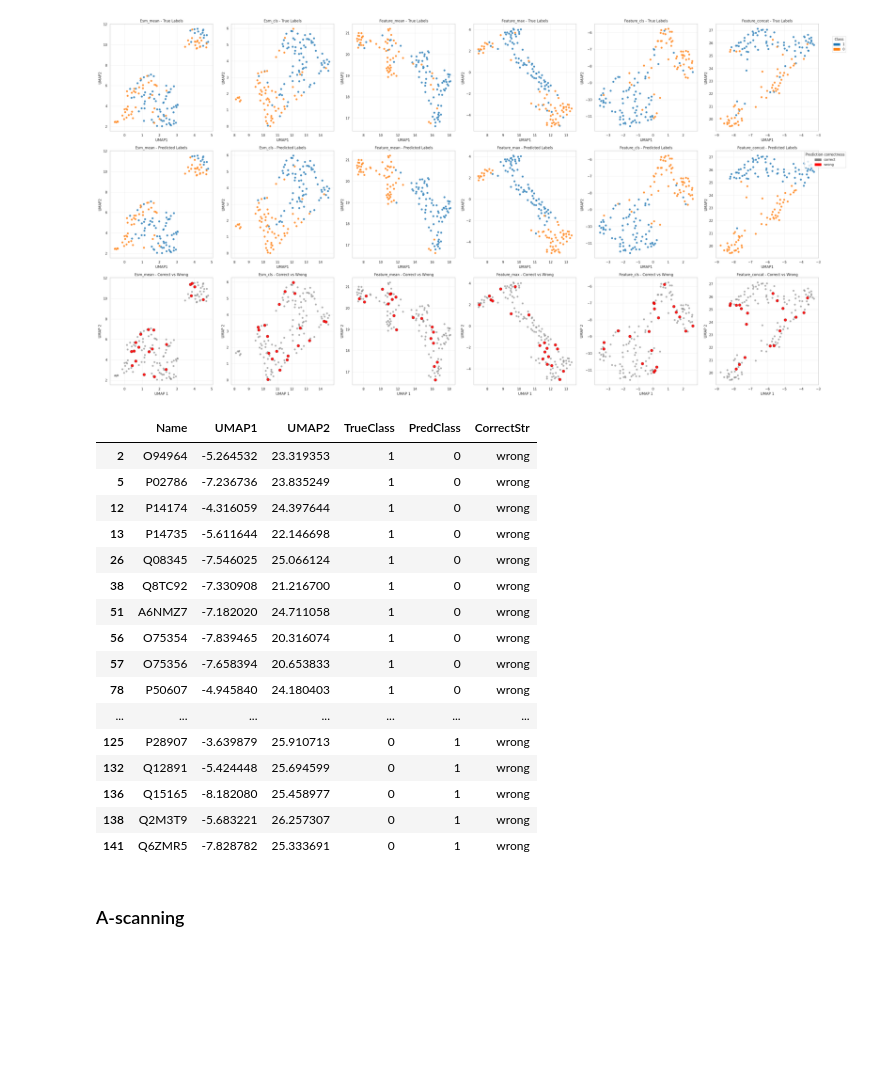
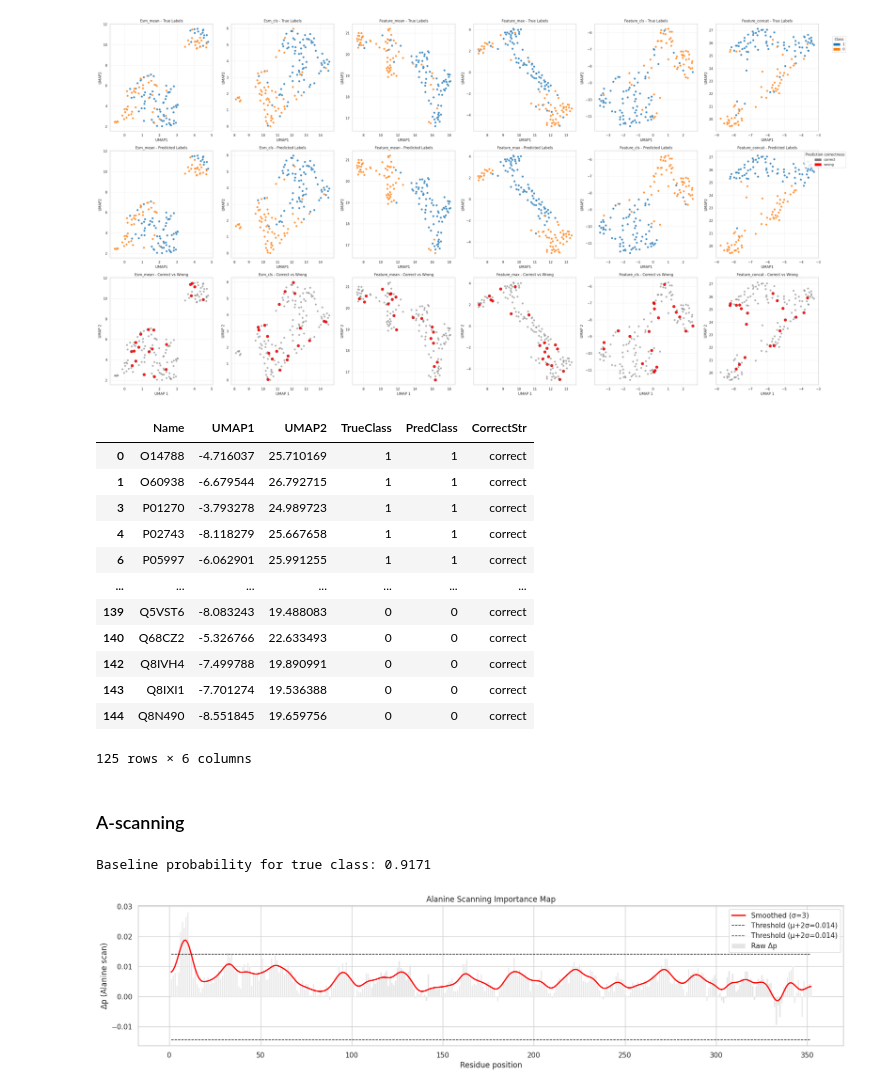
Before and after one commit to 8gabri8/ESMSec, a Jupyter notebook: my_train.ipynb, the cells around one changed output. Cells and saved outputs as stored; diff of their text form; code cells hidden in the pictures; blank space fills up the shorter version.

Commit message:
start A-scanning

```diff
--- a/my_train.ipynb
+++ b/my_train.ipynb
@@ -386,24 +386,21 @@ Computing UMAP for feature_concat with shape (145, 640)...
 # %%
 df
 
 df[df['CorrectStr'] == 'wrong']
+df[df['CorrectStr'] != 'wrong']
 # %% [output]
 |  | Name | UMAP1 | UMAP2 | TrueClass | PredClass | CorrectStr |
-| 2 | O94964 | -5.264532 | 23.319353 | 1 | 0 | wrong |
-| 5 | P02786 | -7.236736 | 23.835249 | 1 | 0 | wrong |
-| 12 | P14174 | -4.316059 | 24.397644 | 1 | 0 | wrong |
-| 13 | P14735 | -5.611644 | 22.146698 | 1 | 0 | wrong |
-| 26 | Q08345 | -7.546025 | 25.066124 | 1 | 0 | wrong |
-| 38 | Q8TC92 | -7.330908 | 21.216700 | 1 | 0 | wrong |
-| 51 | A6NMZ7 | -7.182020 | 24.711058 | 1 | 0 | wrong |
-| 56 | O75354 | -7.839465 | 20.316074 | 1 | 0 | wrong |
-| 57 | O75356 | -7.658394 | 20.653833 | 1 | 0 | wrong |
-| 78 | P50607 | -4.945840 | 24.180403 | 1 | 0 | wrong |
+| 0 | O14788 | -4.716037 | 25.710169 | 1 | 1 | correct |
+| 1 | O60938 | -6.679544 | 26.792715 | 1 | 1 | correct |
+| 3 | P01270 | -3.793278 | 24.989723 | 1 | 1 | correct |
+| 4 | P02743 | -8.118279 | 25.667658 | 1 | 1 | correct |
+| 6 | P05997 | -6.062901 | 25.991255 | 1 | 1 | correct |
 | ... | ... | ... | ... | ... | ... | ... |
-| 125 | P28907 | -3.639879 | 25.910713 | 0 | 1 | wrong |
-| 132 | Q12891 | -5.424448 | 25.694599 | 0 | 1 | wrong |
-| 136 | Q15165 | -8.182080 | 25.458977 | 0 | 1 | wrong |
-| 138 | Q2M3T9 | -5.683221 | 26.257307 | 0 | 1 | wrong |
-| 141 | Q6ZMR5 | -7.828782 | 25.333691 | 0 | 1 | wrong |
+| 139 | Q5VST6 | -8.083243 | 19.488083 | 0 | 0 | correct |
+| 140 | Q68CZ2 | -5.326766 | 22.633493 | 0 | 0 | correct |
+| 142 | Q8IVH4 | -7.499788 | 19.890991 | 0 | 0 | correct |
+| 143 | Q8IXI1 | -7.701274 | 19.536388 | 0 | 0 | correct |
+| 144 | Q8N490 | -8.551845 | 19.659756 | 0 | 0 | correct |
+125 rows × 6 columns
 # %% [markdown]
 ### A-scanning
@@ -409,0 +498,13 @@ df[df['CorrectStr'] == 'wrong']
+# %%
+protein = "O60938" #1-17 aa --> signal pepetide, https://www.uniprot.org/uniprotkb/O60938/entry#ptm_processing
+idx = data[data.protein == protein].index[0]
+sequence = data.loc[idx, "sequence"]
+true_label = data.loc[idx, "label"]
+
+baseline_p, delta_p = alanine_scanning(net, tokenizer, sequence, true_label, window_size=5, SUBSTITUTE_AA="A")
+print(f"Baseline probability for true class: {baseline_p:.4f}")
+
+plot_alanine_scan(delta_p, sequence)
+# %% [output]
+Baseline probability for true class: 0.9171
+[figure, added]
```
Also changed, not shown: parts of 2 cells of this notebook.
